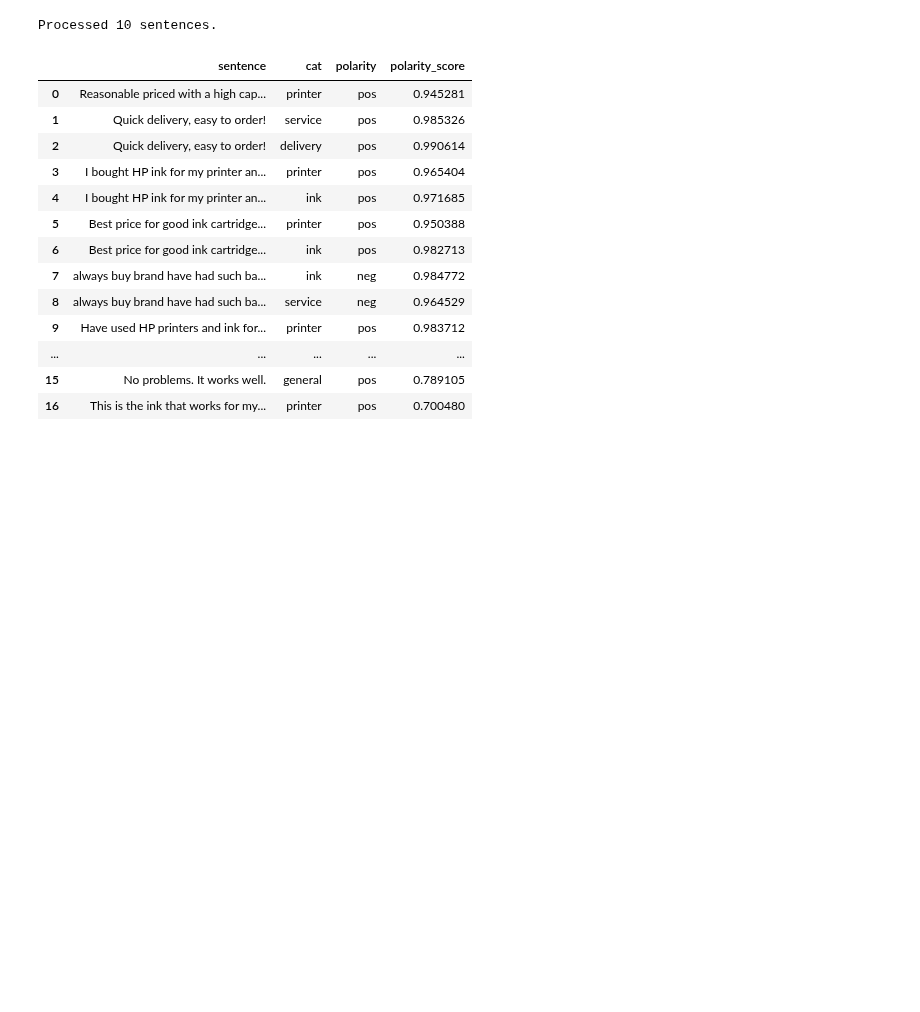
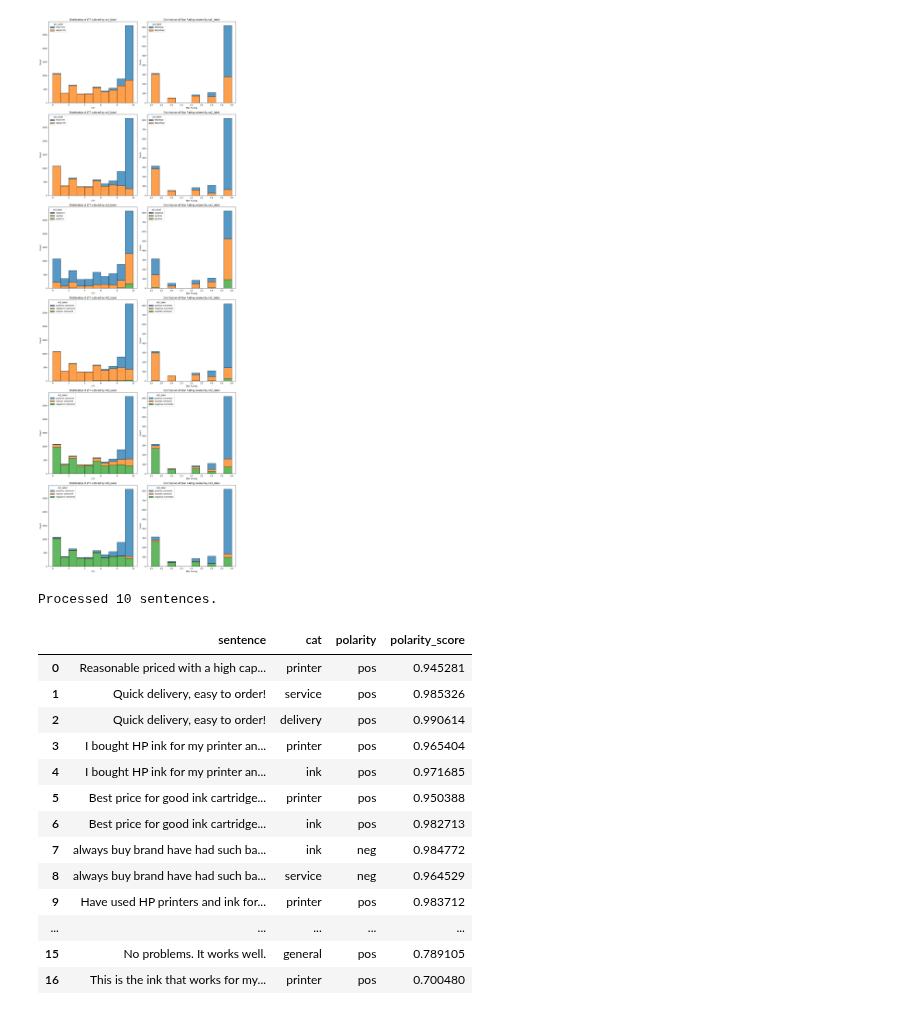
Before and after one commit to wd686/InkSightAnalyzer, a Jupyter notebook: EDA ABSA ZeroShot 3_3 [roy].ipynb, the cells around one changed output. Saved outputs shown, nothing was run; the diff lists cells and outputs as text; code cells hidden in the pictures; blank space fills up the shorter version.

```diff
--- a/EDA ABSA ZeroShot 3_3 [roy].ipynb
+++ b/EDA ABSA ZeroShot 3_3 [roy].ipynb
@@ -7,12 +7,19 @@ import pandas as pd
 import numpy as np
 import nltk
 from nltk.tokenize import sent_tokenize
+import seaborn as sns
+import matplotlib.pyplot as plt
 
 # Define file paths
 filepath = r"combined_df.csv"
 
 # Read the csv files into DataFrames
-combined_df = pd.read_csv(filepath, dtype=str)
+combined_df = pd.read_csv(filepath)
 
-combined_df.head(3)
+# Filter recent reviews
+combined_df['Month of Response Date'] = pd.to_datetime(combined_df['Month of Response Date'])
+combined_df = combined_df[combined_df['Month of Response Date'] >= '2024-04-01'].reset_index(drop=True)
+
+# combined_df.head(3)
+len(combined_df)
 # %% [output]
@@ -97,0 +189,28 @@ nli1: {'sequence': 'Great ink and decent price', 'labels': ['positive comment',
+# %%
+# Distribution Plot
+
+# Define the columns to plot
+columns_to_plot = ['LTR', 'Star Rating']
+color_cols = ['sa1_label', 'sa2_label', 'sa3_label', 'nli1_label', 'nli2_label', 'nli3_label']  # Add as many color columns as needed
+
+# Ensure that LTR and Star Rating columns are numeric for proper sorting
+sa_combined_df['LTR'] = pd.to_numeric(sa_combined_df['LTR'], errors='coerce')
+sa_combined_df['Star Rating'] = pd.to_numeric(sa_combined_df['Star Rating'], errors='coerce')
+
+# Create a figure for subplots
+plt.figure(figsize=(14, 39))
+
+# Loop through each color column and create subplots
+for j, color_col in enumerate(color_cols):
+    for i, col in enumerate(columns_to_plot, 1):
+        plt.subplot(len(color_cols), 2, j * 2 + i)  # Create grid of subplots
+        sns.histplot(data=sa_combined_df, x=col, hue=color_col, kde=False, multiple="stack", bins=10)
+        plt.title(f'Distribution of {col} colored by {color_col}')
+        plt.xlabel(col)
+        plt.ylabel('Count')
+
+# Adjust layout
+plt.tight_layout()
+plt.show()
+# %% [output]
+[figure, added]
```
Also changed, not shown: parts of 6 cells of this notebook, 3 other files.
